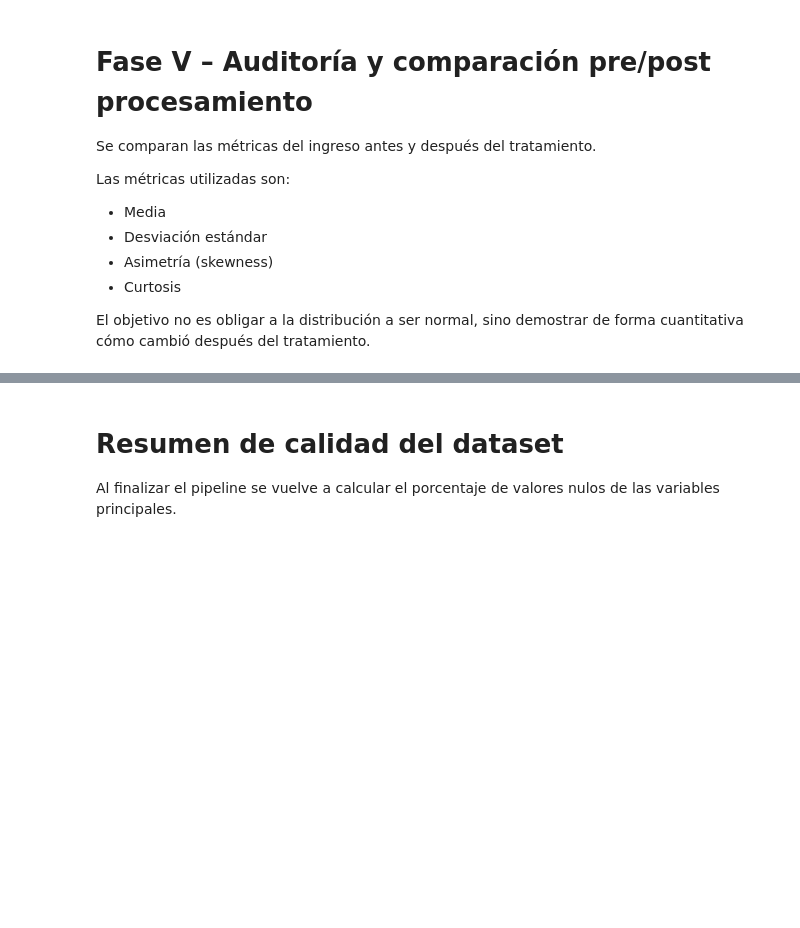
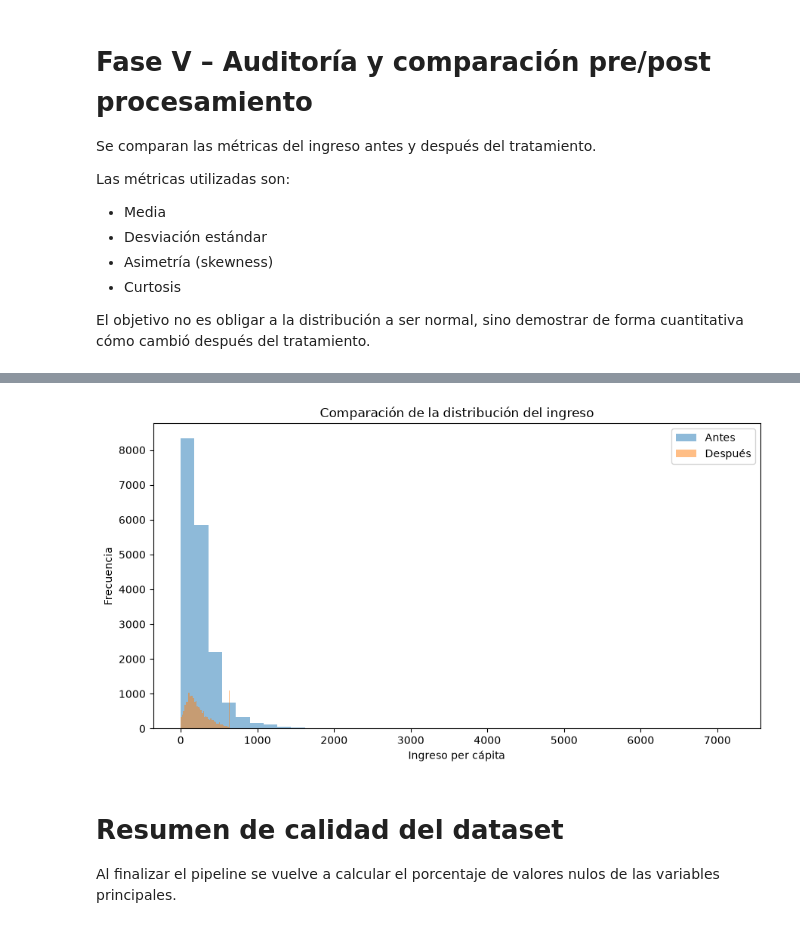
Before and after one commit to Jhumberto11/ProyectoCatedraDataAnalysis, a Jupyter notebook: EHPM_2025_Brecha_Digital_Proyecto.ipynb, the cells around one changed output, grey strips where cells are left out. Saved outputs shown, nothing was run; the diff lists cells and outputs as text; code cells hidden in the pictures; blank space fills up the shorter version.

```diff
--- a/EHPM_2025_Brecha_Digital_Proyecto.ipynb
+++ b/EHPM_2025_Brecha_Digital_Proyecto.ipynb
@@ -835,23 +941,25 @@ auditoria
 # %%
 plt.figure(figsize=(9, 5))
 plt.hist(
-    hogares_limpio["INGPE"].dropna(),
+    hogares_limpio["ingpe"].dropna(),
     bins=40,
     alpha=0.5,
     label="Antes"
 )
 plt.hist(
     hogares_limpio["INGPE_LIMPIO"].dropna(),
     bins=40,
     alpha=0.5,
     label="Después"
 )
 plt.title("Comparación de la distribución del ingreso")
 plt.xlabel("Ingreso per cápita")
 plt.ylabel("Frecuencia")
 plt.legend()
 plt.tight_layout()
 plt.show()
+# %% [output]
+[figure, added]
 # %% [markdown]
 # Resumen de calidad del dataset
 
```
Also changed, not shown: parts of 31 cells of this notebook, 2 other files.
